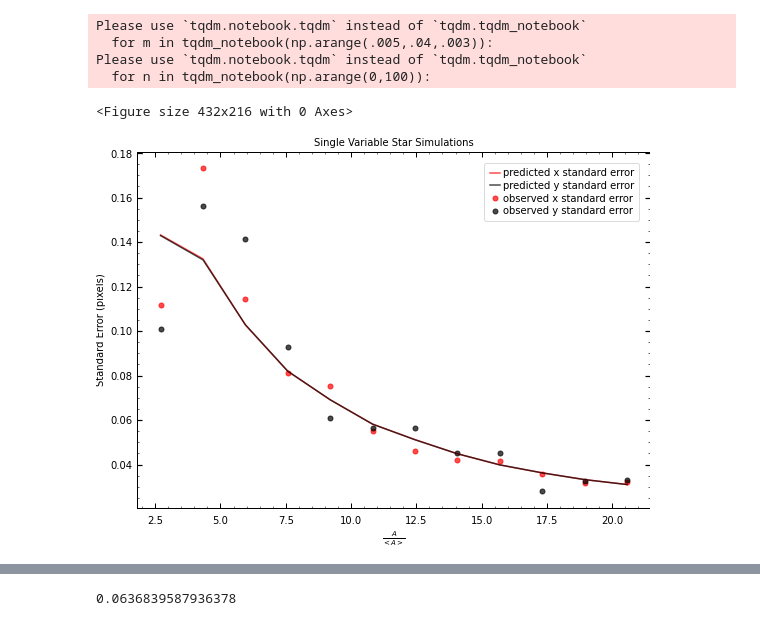
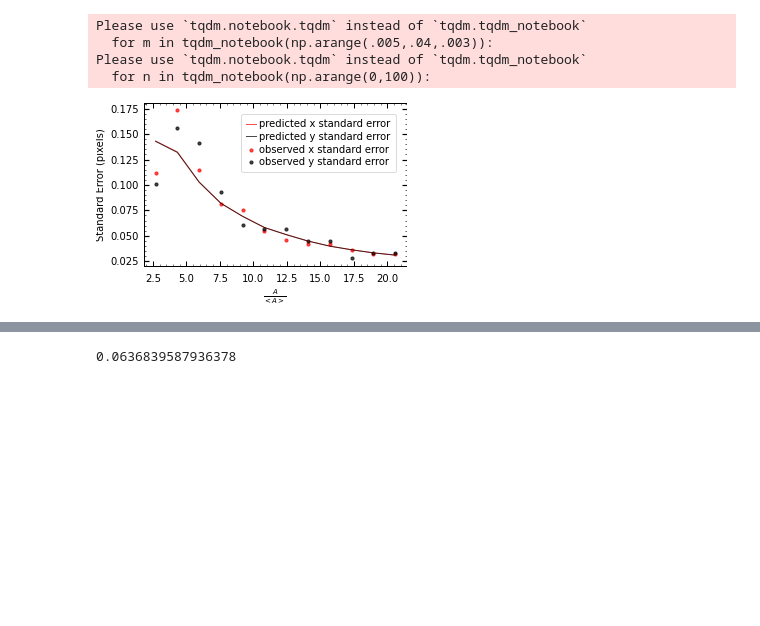
Before and after one commit to Higgins00/AstroResearch, a Jupyter notebook: Simulations.ipynb, the cells around one changed output, grey strips where cells are left out. Saved outputs shown, nothing was run; the diff lists cells and outputs as text; code cells hidden in the pictures; blank space fills up the shorter version.

```diff
--- a/Simulations.ipynb
+++ b/Simulations.ipynb
@@ -505,13 +503,16 @@ from tqdm import tqdm_notebook
 import PRF
 # %%
 
-def Simulate_Random_Image(imageshape=(11,11),separation=None,backgroundnoise=0,star1flux = 1000,star2flux = 1000,star1pos=[5,5],relamp =.05 ):
+def Simulate_Random_Image(imageshape=(11,11),separation=None,backgroundnoise=0,star1flux = 1000,star2flux = 1000,star1pos=[5,5],relamps1 =[.05],relamps2 = [.05],freqs1 =[1],freqs2=[2] ):
     time = np.arange(1315)*1./48.#change back to 1315 for final sim
     freq1 = 1 #per day
     freq2 = 0 #per day
-    #relamp = .05
-    signal1 = relamp * np.sin(time*2*np.pi*freq1)
-    signal2 = .01 * np.sin(time*2*np.pi*freq2) #+ stats.norm.rvs(len(time))*.01
+    for i in np.arange(len(freqs1)):
+        signal1 += relamps1[i] * np.sin(time*2*np.pi*freqs1[i])
+    #signal1 = relamp * np.sin(time*2*np.pi*freq1)
+    for i in np.arange(len(freqs2)):
+        signal1 += relamps2[i] * np.sin(time*2*np.pi*freqs2[i])
+    #signal2 = .01 * np.sin(time*2*np.pi*freq2) #+ stats.norm.rvs(len(time))*.01
 
 
 
@@ -594,14 +595,16 @@ def Simulate_Random_Image(imageshape=(11,11),separation=None,backgroundnoise=0,s
 
     diction = {
         'stars':stars,
-        'Frequencystar1':freq1,
-        'Frequencystar2':freq2,
+        'Frequencystar1':freqs1,
+        'Frequencystar2':freqs2,
         'star1position':star1pos,
         'star2position':star2pos,
         'star1flux':star1flux,
         'star2flux':star2flux,
         'time':time,
         'imageshape':imageshape,
+        'relamps1':relamps1,
+        'relamps2':relamps2,
         'separation':separation
     }
     return diction
@@ -842,7 +855,7 @@ def centroid(image,heat_stamp,heatmap_error,frequencies):
 
         x = params['x']
         y = params['y']
-        sigma = params['sigma']
+        sigma = .75
 
 
 
@@ -871,7 +884,7 @@ def centroid(image,heat_stamp,heatmap_error,frequencies):
         params.add('height{0:d}'.format(i), value=np.max(heat_stamp[i]))
     params.add('x', value=c[1][0])#c[0])
     params.add('y', value=c[0][0])#c[1])
-    params.add('sigma', value=1)
+    #params.add('sigma', value=1)
 
     #Do the fit
     minner = Minimizer(residual, params, fcn_args=(heat_stamp, heatmap_error))
@@ -2459,49 +2469,47 @@ Please use `tqdm.notebook.tqdm` instead of `tqdm.tqdm_notebook`
   for n in tqdm_notebook(np.arange(0,100)):
 # %%
 plt.style.use('./az-paper-twocol.mplstyle')
-plt.tight_layout()
-plt.figure(figsize=(8,6))
-
+plt.figure(figsize=(9*.5,6*.5))
 
 
 x=np.arange(.005,.04,.003)
 y=[]
 z=[]
 w=[]
 v=[]
 fails =[]
 data1 = pd.read_csv('100simulatedfits_centerposition_seeing75_diferentvariability_newmethod_fixedprf.csv')
 for i in np.arange(0,len(x)):
     mask = np.where(data1['amplitude error percent'][i*100:(i+1)*100].values<.2)
     sim_std = np.std(data1['y fit'][i*100:(i+1)*100].values[mask])
     sim_stdx = np.std(data1['x fit'][i*100:(i+1)*100].values[mask])
     fit_std = np.nanmean(data1['y stderr'][i*100:(i+1)*100].values[mask])
     fit_stdx = np.nanmean(data1['x stderr'][i*100:(i+1)*100].values[mask])
     failp = len(mask[0])
     y.extend([sim_std])
     z.extend([fit_std])
     w.extend([sim_stdx])
     v.extend([fit_stdx])
     fails.extend([failp/100])
 
 
-plt.scatter((x*700)/(np.sqrt(700)*1.25331414*np.sqrt(2/1315)),w[::-1],label='observed x standard error',alpha=.7,c='r')
-plt.plot((x*700)/(np.sqrt(700)*1.25331414*np.sqrt(2/1315)),v[::-1],label = 'predicted x standard error',alpha=.7,c='r')
+plt.scatter((x*700)/(np.sqrt(700)*1.25331414*np.sqrt(2/1315)),w[::-1],label='observed x standard error',alpha=.7,c='r',s=10)
+plt.plot((x*700)/(np.sqrt(700)*1.25331414*np.sqrt(2/1315)),v[::-1],label = 'predicted x standard error',alpha=.7,c='r',linewidth=1)
 
-plt.scatter((x*700)/(np.sqrt(700)*1.25331414*np.sqrt(2/1315)),y[::-1],label='observed y standard error',alpha=.71)
-plt.plot((x*700)/(np.sqrt(700)*1.25331414*np.sqrt(2/1315)),z[::-1],label = 'predicted y standard error',alpha=.71)
+plt.scatter((x*700)/(np.sqrt(700)*1.25331414*np.sqrt(2/1315)),y[::-1],label='observed y standard error',alpha=.71,s=10)
+plt.plot((x*700)/(np.sqrt(700)*1.25331414*np.sqrt(2/1315)),z[::-1],label = 'predicted y standard error',alpha=.71,linewidth=1)
 
 #plt.yscale('log')
-plt.xlabel(r'$\frac{A}{<A>}$')
-plt.ylabel('Standard Error (pixels)')
-plt.title('Single Variable Star Simulations')
+plt.xlabel(r'$\frac{A}{<A>}$',fontsize=10)
+plt.ylabel('Standard Error (pixels)',fontsize=10)
 #plt.xlim(5.,25)
 #plt.ylim(0,.3)
 
-plt.legend(fontsize='medium')
-plt.savefig('singlestarse_slides.png')
+plt.legend(fontsize=10)
+plt.tight_layout()
+
+plt.savefig('singlestarse_slides.pdf',dpi=400)
 # %% [output]
-<Figure size 432x216 with 0 Axes>
-[figure, old version]
+[figure, new version]
 # %%
 plt.style.use('./az-paper-twocol.mplstyle')
```
Also changed, not shown: parts of 17 cells of this notebook, 6 other files.
